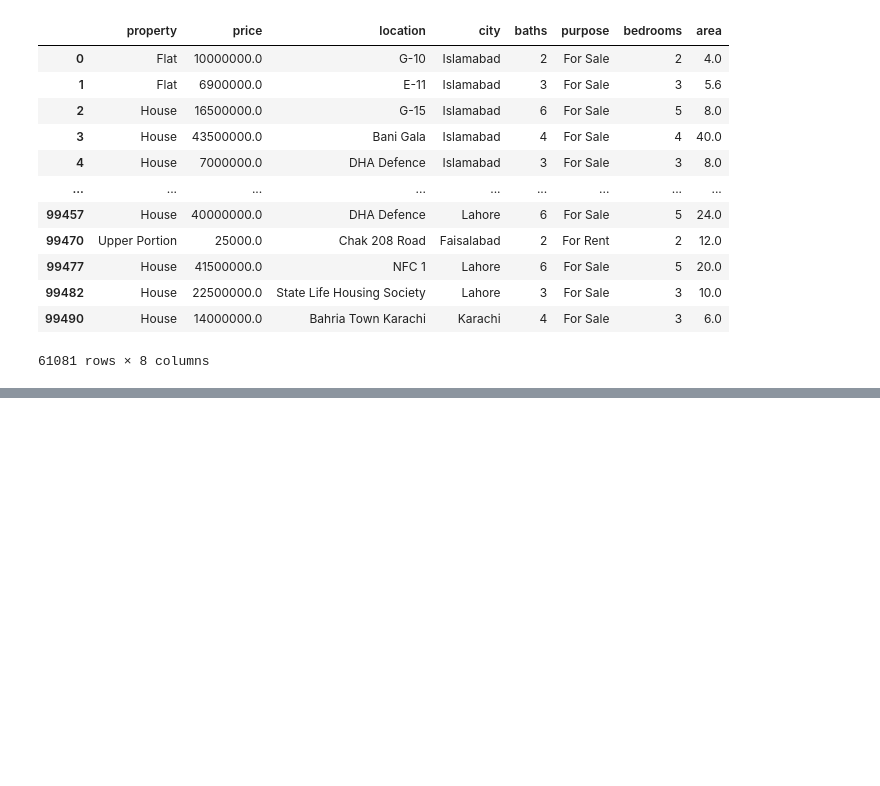
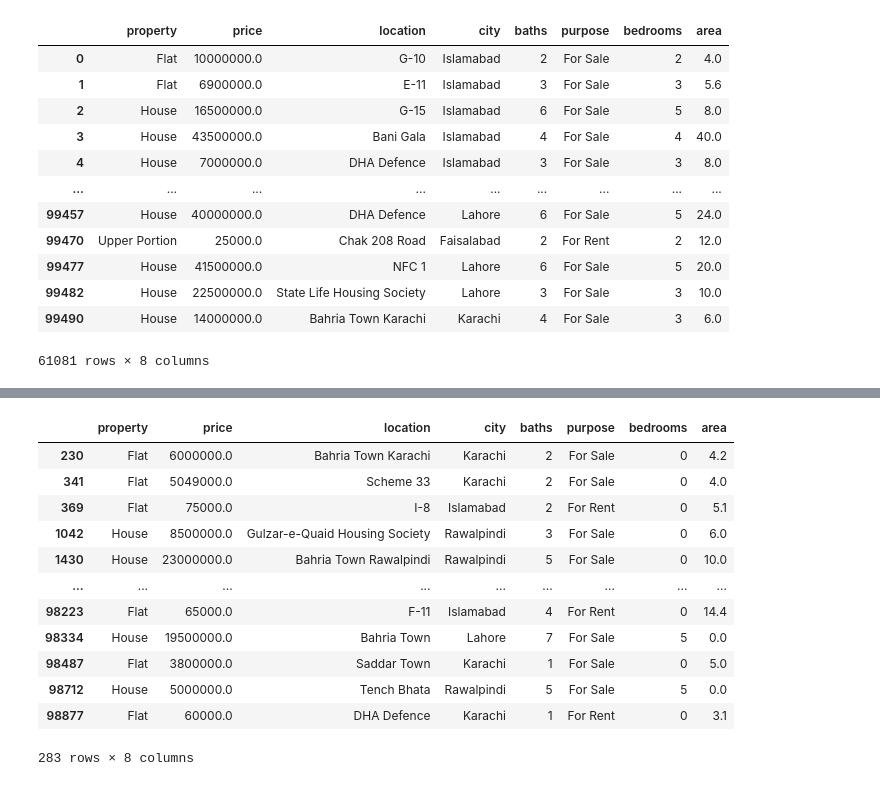
Before and after one commit to CHxNOBODY/CS-01418262, a Jupyter notebook: Lab/Lab02.ipynb, the cells around one changed output, grey strips where cells are left out. Saved outputs shown, nothing was run; the diff lists cells and outputs as text; code cells hidden in the pictures; blank space fills up the shorter version.

```diff
--- a/Lab/Lab02.ipynb
+++ b/Lab/Lab02.ipynb
@@ -328,0 +375,16 @@ data
+# %%
+data[(data["bedrooms"] == 0) | (data["area"] == 0)]
+# %% [output]
+|  | property | price | location | city | baths | purpose | bedrooms | area |
+| 230 | Flat | 6000000.0 | Bahria Town Karachi | Karachi | 2 | For Sale | 0 | 4.2 |
+| 341 | Flat | 5049000.0 | Scheme 33 | Karachi | 2 | For Sale | 0 | 4.0 |
+| 369 | Flat | 75000.0 | I-8 | Islamabad | 2 | For Rent | 0 | 5.1 |
+| 1042 | House | 8500000.0 | Gulzar-e-Quaid Housing Society | Rawalpindi | 3 | For Sale | 0 | 6.0 |
+| 1430 | House | 23000000.0 | Bahria Town Rawalpindi | Rawalpindi | 5 | For Sale | 0 | 10.0 |
+| ... | ... | ... | ... | ... | ... | ... | ... | ... |
+| 98223 | Flat | 65000.0 | F-11 | Islamabad | 4 | For Rent | 0 | 14.4 |
+| 98334 | House | 19500000.0 | Bahria Town | Lahore | 7 | For Sale | 5 | 0.0 |
+| 98487 | Flat | 3800000.0 | Saddar Town | Karachi | 1 | For Sale | 0 | 5.0 |
+| 98712 | House | 5000000.0 | Tench Bhata | Rawalpindi | 5 | For Sale | 5 | 0.0 |
+| 98877 | Flat | 60000.0 | DHA Defence | Karachi | 1 | For Rent | 0 | 3.1 |
+283 rows × 8 columns
```
Also changed, not shown: parts of 12 cells of this notebook.
